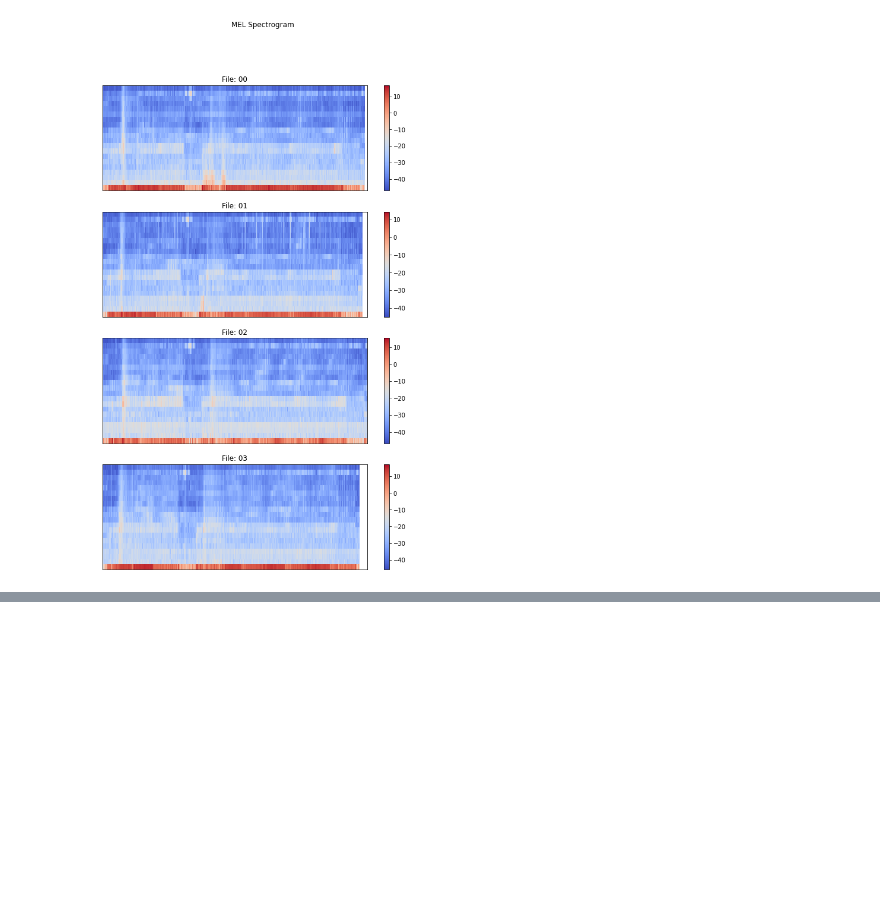
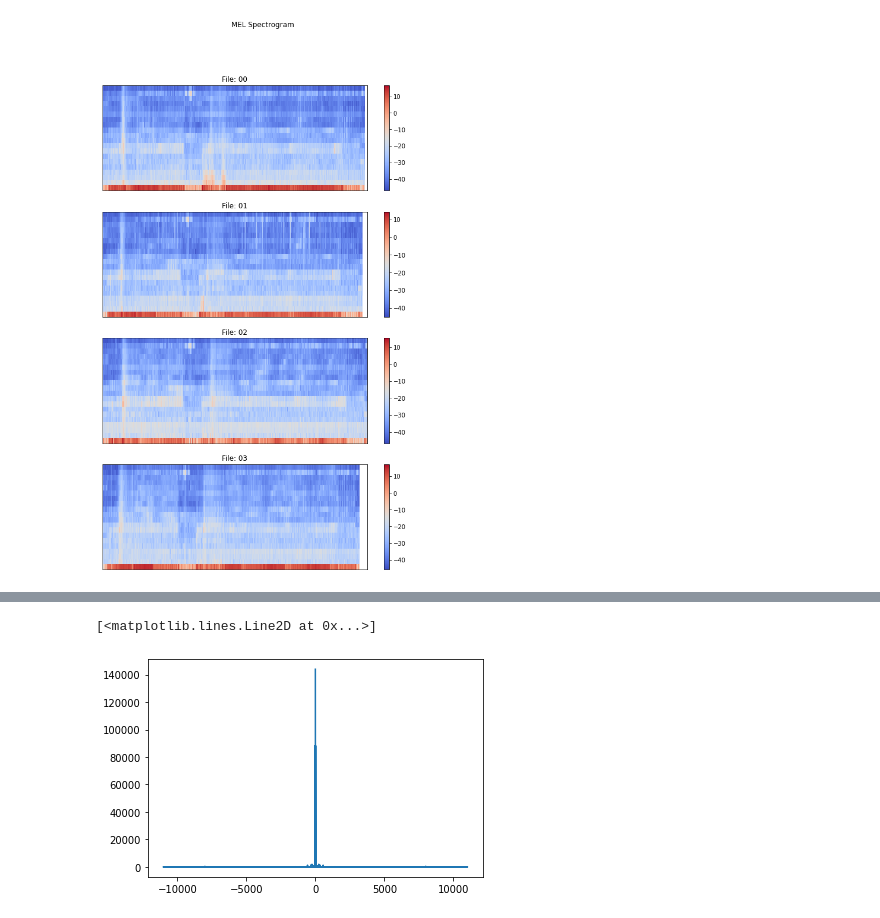
Before and after one commit to preetisarin/R-D-project, a Jupyter notebook: feature_extraction.ipynb, the cells around one changed output, grey strips where cells are left out. Drawn from its saved outputs; the diff is of its cells as text; code cells hidden in the pictures; blank space fills up the shorter version.

```diff
--- a/feature_extraction.ipynb
+++ b/feature_extraction.ipynb
@@ -396,0 +425,11 @@ plot_fft(ft_0,ft_1,ft_2,ft_3,sr0,sr1,sr2,sr3,frame_size)
+# %%
+Xf_mag = np.abs(np.fft.fft(y0))
+#Each index of the Xf_mag array will then contain the amplitude of a frequency bin whose frequency is given by index * fs/len(Xf_mag). These frequencies can be conveniently computed using:
+
+freqs = np.fft.fftfreq(len(Xf_mag), d=1.0/sr0)
+#Finally the spectrum could be plotted using matplotlib:
+
+plt.plot(freqs, Xf_mag)
+# %% [output]
+[<matplotlib.lines.Line2D at 0x...>]
+[figure, added]
```
Also changed, not shown: parts of 3 cells of this notebook, 10 other files.
